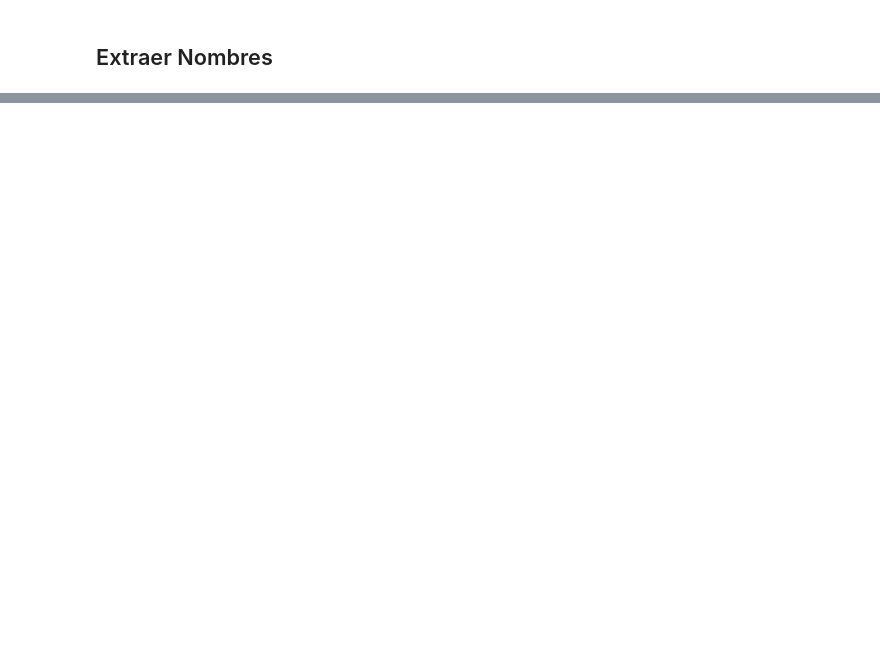
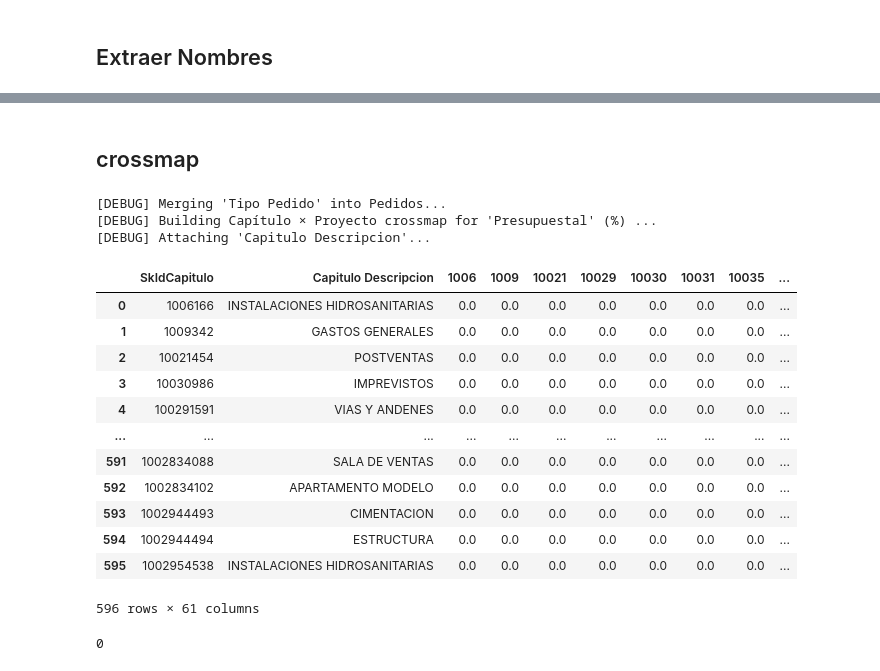
Before and after one commit to ConnectEscuelaIngenieros/consultoriaConnectBogota, a Jupyter notebook: utils.ipynb, the cells around one changed output, grey strips where cells are left out. Cells and saved outputs as stored; diff of their text form; code cells hidden in the pictures; blank space fills up the shorter version.

Commit message:
Mapa de calor de pedidos no presupuestales por Capitulo y por proyecto

```diff
--- a/utils.ipynb
+++ b/utils.ipynb
@@ -394,0 +410,5 @@ else:
+# %%
+
+# Option 2 — moderate view (e.g., 200 rows)
+pd.set_option("display.max_rows", 200)
+pd.set_option("display.max_columns", 50)
@@ -394,0 +489,57 @@ else:
+# %% [markdown]
+## crossmap
+# %%
+import pandas as pd
+from pathlib import Path
+from IPython.display import display
+
+carpeta = Path("20251003/20251003")
+df_spec = pd.read_csv(carpeta / "ADP_DTM_DIM.EspecicficacionDePedidos.csv")    # ... 'Tipo Pedido'
+df_ped  = pd.read_csv(carpeta / "ADP_DTM_FACT.Pedidos.csv")                    # ... 'SkIdCapitulo', 'SkIdProyecto'
+df_cap  = pd.read_csv(carpeta / "ADP_DTM_DIM.CapituloPresupuesto.csv")         # ... 'Capitulo Descripcion'
+
+print("[DEBUG] Merging 'Tipo Pedido' into Pedidos...")
+df = df_ped[["SkIdEmpresa", "SkIdCapitulo", "SkIdProyecto", "SkIdPedido"]].merge(
+    df_spec[["SkIdEmpresa", "SkIdPedido", "Tipo Pedido"]],
+    on=["SkIdEmpresa", "SkIdPedido"], how="left"
+)
+
+df["Tipo Pedido"] = df["Tipo Pedido"].fillna("NA")
+target_tipo = "Presupuestal"   # <- change to "Adicional" if you prefer that view
+
+print(f"[DEBUG] Building Capítulo × Proyecto crossmap for '{target_tipo}' (%) ...")
+crossmap = (
+    df.groupby(["SkIdCapitulo", "SkIdProyecto"])["Tipo Pedido"]
+      .apply(lambda s: (s == target_tipo).mean() * 100)
+      .unstack(fill_value=0.0)
+      .round(2)
+      .reset_index()
+)
+
+print("[DEBUG] Attaching 'Capitulo Descripcion'...")
+df_cap = df_cap[["SkIdCapitulo", "Capitulo Descripcion"]].drop_duplicates()
+crossmap = crossmap.merge(df_cap, on="SkIdCapitulo", how="left")
+
+# Put the name near the id, keep projects as columns
+cols_fixed = ["SkIdCapitulo", "Capitulo Descripcion"]
+cols_proj = [c for c in crossmap.columns if c not in cols_fixed]
+crossmap = crossmap[cols_fixed + cols_proj]
+
+display(crossmap)
+# %% [output]
+[DEBUG] Merging 'Tipo Pedido' into Pedidos...
+[DEBUG] Building Capítulo × Proyecto crossmap for 'Presupuestal' (%) ...
+[DEBUG] Attaching 'Capitulo Descripcion'...
+|  | SkIdCapitulo | Capitulo Descripcion | 1006 | 1009 | 10021 | 10029 | 10030 | 10031 | 10035 | ... |
+| 0 | 1006166 | INSTALACIONES HIDROSANITARIAS | 0.0 | 0.0 | 0.0 | 0.0 | 0.0 | 0.0 | 0.0 | ... |
+| 1 | 1009342 | GASTOS GENERALES | 0.0 | 0.0 | 0.0 | 0.0 | 0.0 | 0.0 | 0.0 | ... |
+| 2 | 10021454 | POSTVENTAS | 0.0 | 0.0 | 0.0 | 0.0 | 0.0 | 0.0 | 0.0 | ... |
+| 3 | 10030986 | IMPREVISTOS | 0.0 | 0.0 | 0.0 | 0.0 | 0.0 | 0.0 | 0.0 | ... |
+| 4 | 100291591 | VIAS Y ANDENES | 0.0 | 0.0 | 0.0 | 0.0 | 0.0 | 0.0 | 0.0 | ... |
+| ... | ... | ... | ... | ... | ... | ... | ... | ... | ... | ... |
+| 591 | 1002834088 | SALA DE VENTAS | 0.0 | 0.0 | 0.0 | 0.0 | 0.0 | 0.0 | 0.0 | ... |
+| 592 | 1002834102 | APARTAMENTO MODELO | 0.0 | 0.0 | 0.0 | 0.0 | 0.0 | 0.0 | 0.0 | ... |
+| 593 | 1002944493 | CIMENTACION | 0.0 | 0.0 | 0.0 | 0.0 | 0.0 | 0.0 | 0.0 | ... |
+| 594 | 1002944494 | ESTRUCTURA | 0.0 | 0.0 | 0.0 | 0.0 | 0.0 | 0.0 | 0.0 | ... |
+| 595 | 1002954538 | INSTALACIONES HIDROSANITARIAS | 0.0 | 0.0 | 0.0 | 0.0 | 0.0 | 0.0 | 0.0 | ... |
+596 rows × 61 columns
@@ -394,0 +751,5 @@ else:
+# %%
+import sys, shlex, subprocess
+subprocess.check_call([sys.executable, "-m", "pip", "install", "vl-convert-python>=1.6.0"])
+# %% [output]
+0
```
Also changed, not shown: parts of 28 cells of this notebook, 1 other file.
